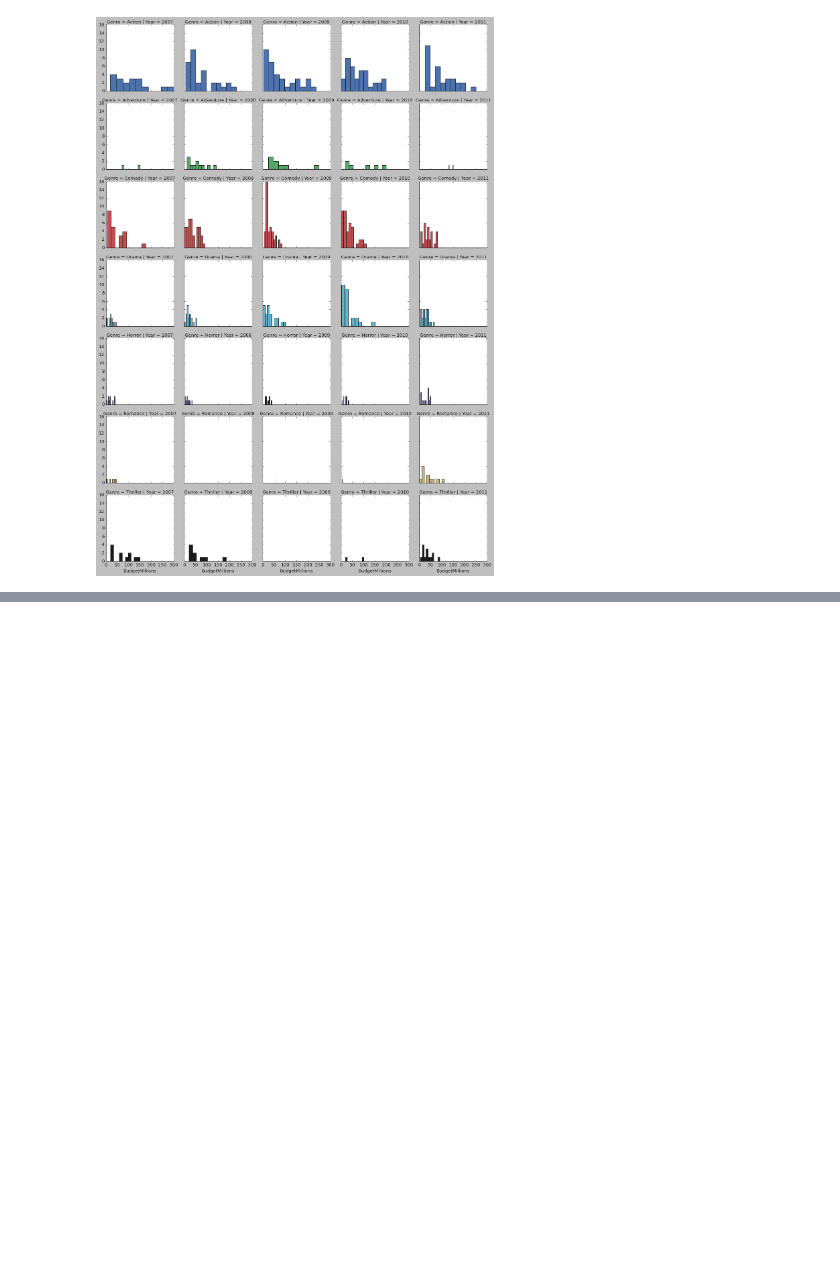
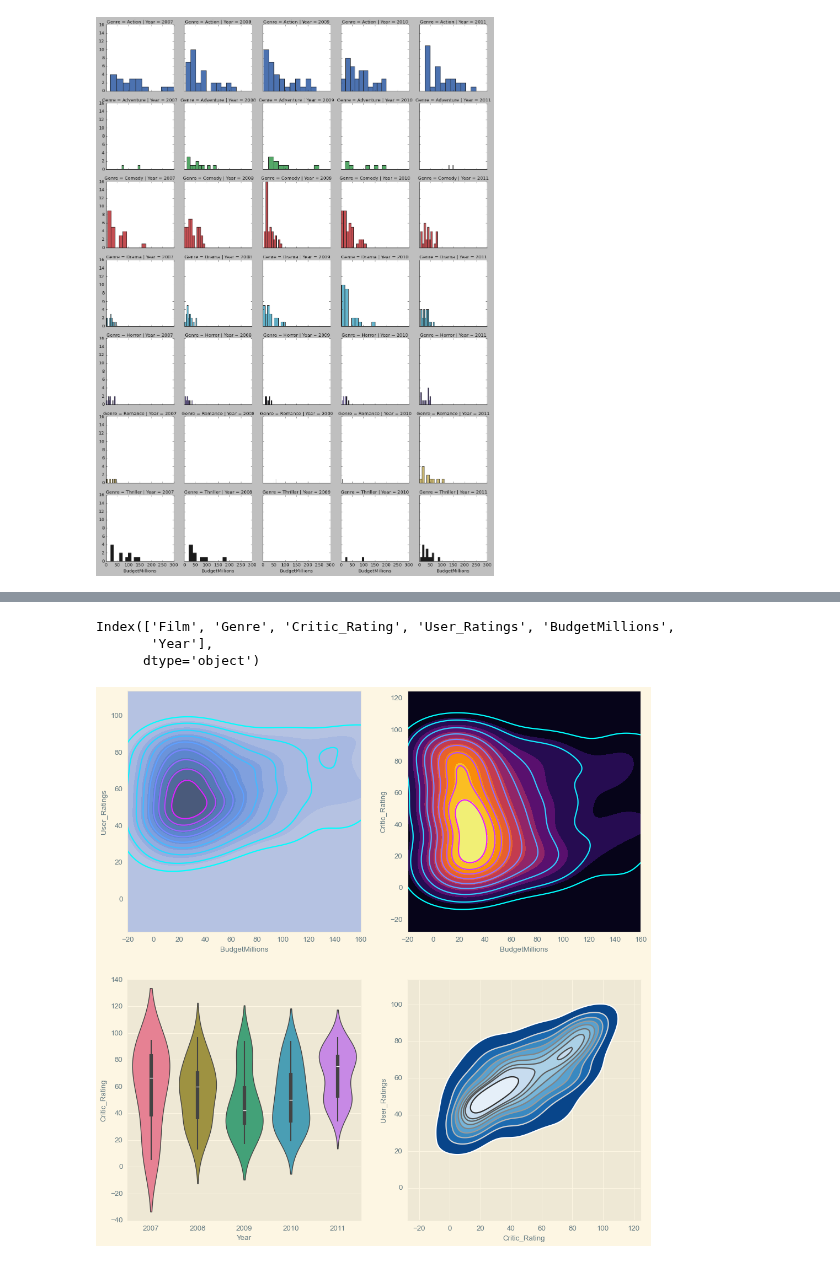
Before and after one commit to corpsedust/NareshIT, a Jupyter notebook: DailyClassroomNotes/27th February.ipynb, the cells around one changed output, grey strips where cells are left out. Drawn from its saved outputs; the diff is of its cells as text; code cells hidden in the pictures; blank space fills up the shorter version.

```diff
--- a/DailyClassroomNotes/27th February.ipynb
+++ b/DailyClassroomNotes/27th February.ipynb
@@ -365,0 +390,44 @@ g = g.map(plt.hist, "BudgetMillions")
+# %%
+df.columns
+# %% [output]
+Index(['Film', 'Genre', 'Critic_Rating', 'User_Ratings', 'BudgetMillions',
+       'Year'],
+      dtype='object')
+# %%
+#Style your dashboard using different color map
+#dashboards = Combination of charts
+
+
+# sns.set_style("dark", {"axes.facecolor":"black"})
+plt.style.use("Solarize_Light2")
+f, axes = plt.subplots(2,2, figsize = (15,15))
+
+
+k1 = sns.kdeplot(x = df.BudgetMillions, y = df.User_Ratings,
+                 shade = True, shade_lowest = True,
+                 ax = axes[0,0])
+
+k1b = sns.kdeplot(x = df.BudgetMillions, y = df.User_Ratings, cmap = "cool", ax = axes[0,0])
+
+k2 = sns.kdeplot(x = df.BudgetMillions, y = df.Critic_Rating,
+                 shade = True, shade_lowest = True, cmap = "inferno",
+                 ax = axes[0,1])
+k2b = sns.kdeplot(x = df.BudgetMillions, y = df.Critic_Rating,
+                  cmap = 'cool', ax = axes[0,1])
+
+
+k3 = sns.violinplot(data = df[df.Genre == "Drama"],
+                    x = "Year", y = "Critic_Rating", ax = axes[1,0], palette = "husl")
+
+k4 = sns.kdeplot(x = df.Critic_Rating, y = df.User_Ratings,
+                 shade = True, shade_lowest = False, cmap = "Blues_r",
+                 ax = axes[1,1])
+k4b = sns.kdeplot(x = df.Critic_Rating, y = df.User_Ratings,
+                  cmap = "gist_gray_r", ax = axes[1,1])
+
+k1.set(xlim = (-20, 160))
+k2.set(xlim = (-20,160))
+
+plt.show()
+# %% [output]
+[figure, added]
```
Also changed, not shown: parts of 2 cells of this notebook.
